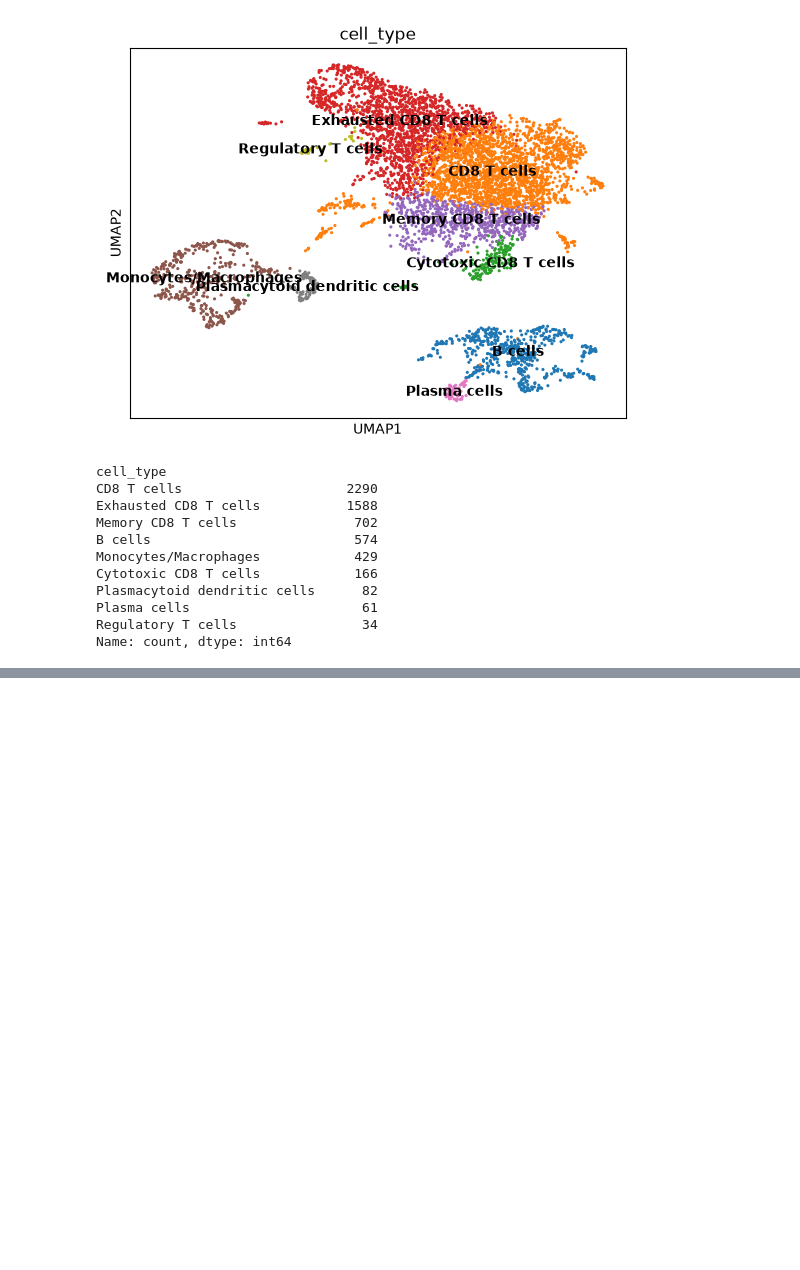
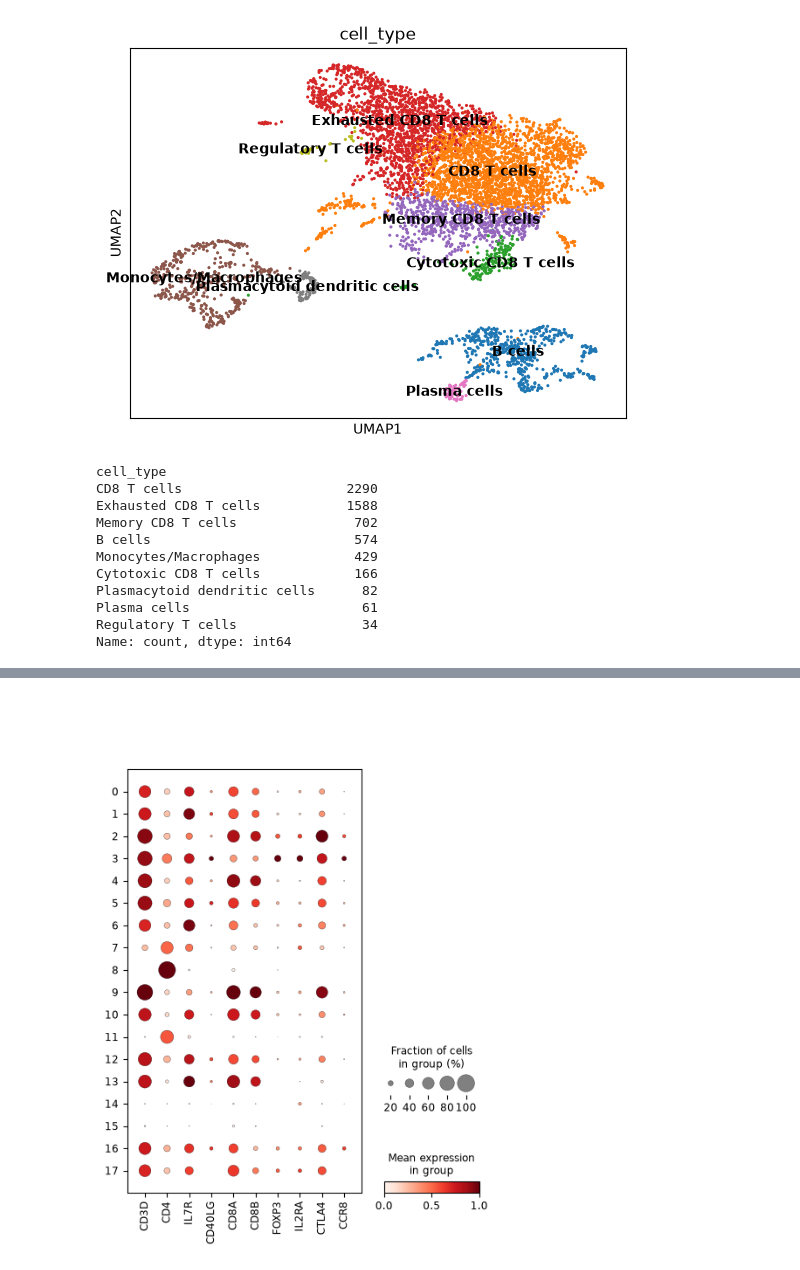
Before and after one commit to ZoeTamar-bio/technion_internship, a Jupyter notebook: 02_Annotation.ipynb, the cells around one changed output, grey strips where cells are left out. Cells and saved outputs as stored; diff of their text form; code cells hidden in the pictures; blank space fills up the shorter version.

```diff
--- a/02_Annotation.ipynb
+++ b/02_Annotation.ipynb
@@ -225,0 +316,8 @@ Name: count, dtype: int64
+# %%
+#does 0.6 give me a FOXP3+ cluster and a CD4 cluster that 0.4 didn't?
+#yes to both - and because of this we will continue to use the 0.6 resolution for the rest of the analysis.
+
+sc.pl.dotplot(adata, ["CD3D","CD4","IL7R","CD40LG","CD8A","CD8B","FOXP3","IL2RA","CTLA4","CCR8"],
+              groupby="leiden_0.6", standard_scale="var", use_raw=True)
+# %% [output]
+[figure, added]
```
Also changed, not shown: parts of 8 cells of this notebook.
